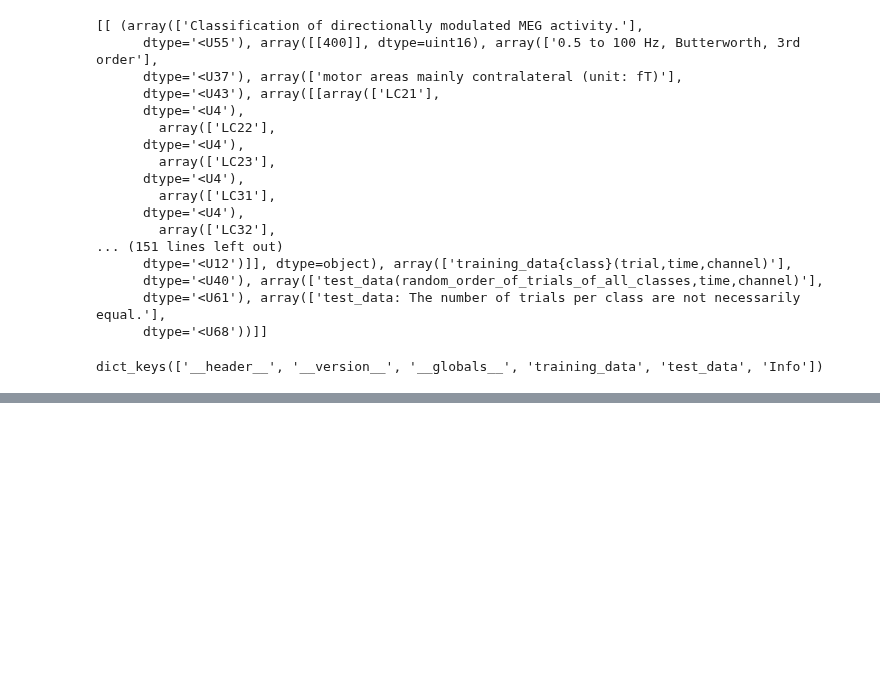
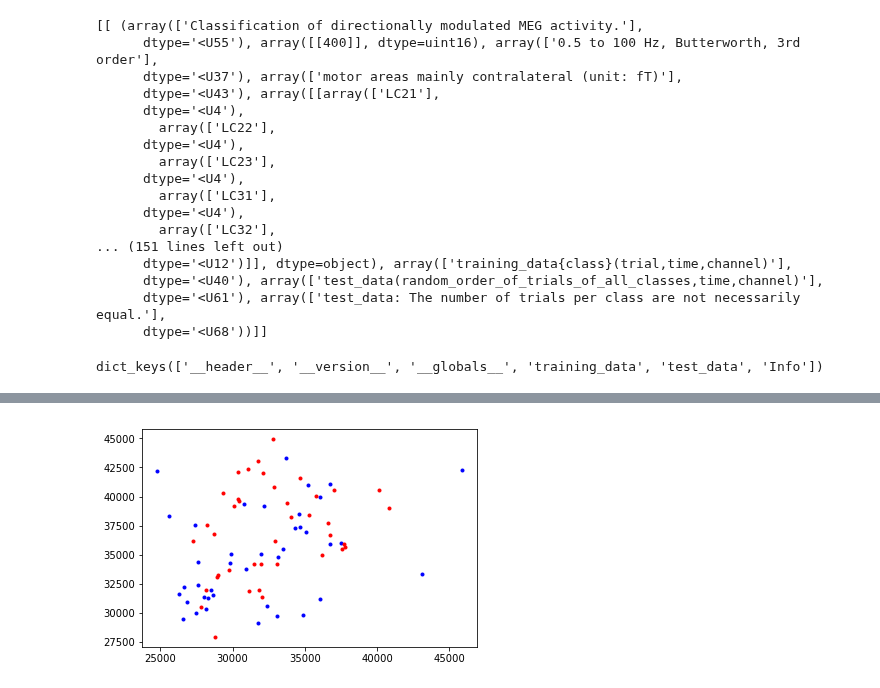
Before and after one commit to erindorothy/BCIFinalProject, a Jupyter notebook: Andrew_dev.ipynb, the cells around one changed output, grey strips where cells are left out. Cells and saved outputs as stored; diff of their text form; code cells hidden in the pictures; blank space fills up the shorter version.

```diff
--- a/Andrew_dev.ipynb
+++ b/Andrew_dev.ipynb
@@ -64,0 +294,4 @@ dict_keys(['__header__', '__version__', '__globals__', 'training_data', 'test_da
+# %%
+plt.plot(power[:40,21], power[:40,25], 'b.', power[40:,21], power[40:,25], 'r.');
+# %% [output]
+[figure, added]
```
Also changed, not shown: parts of 40 cells of this notebook.
